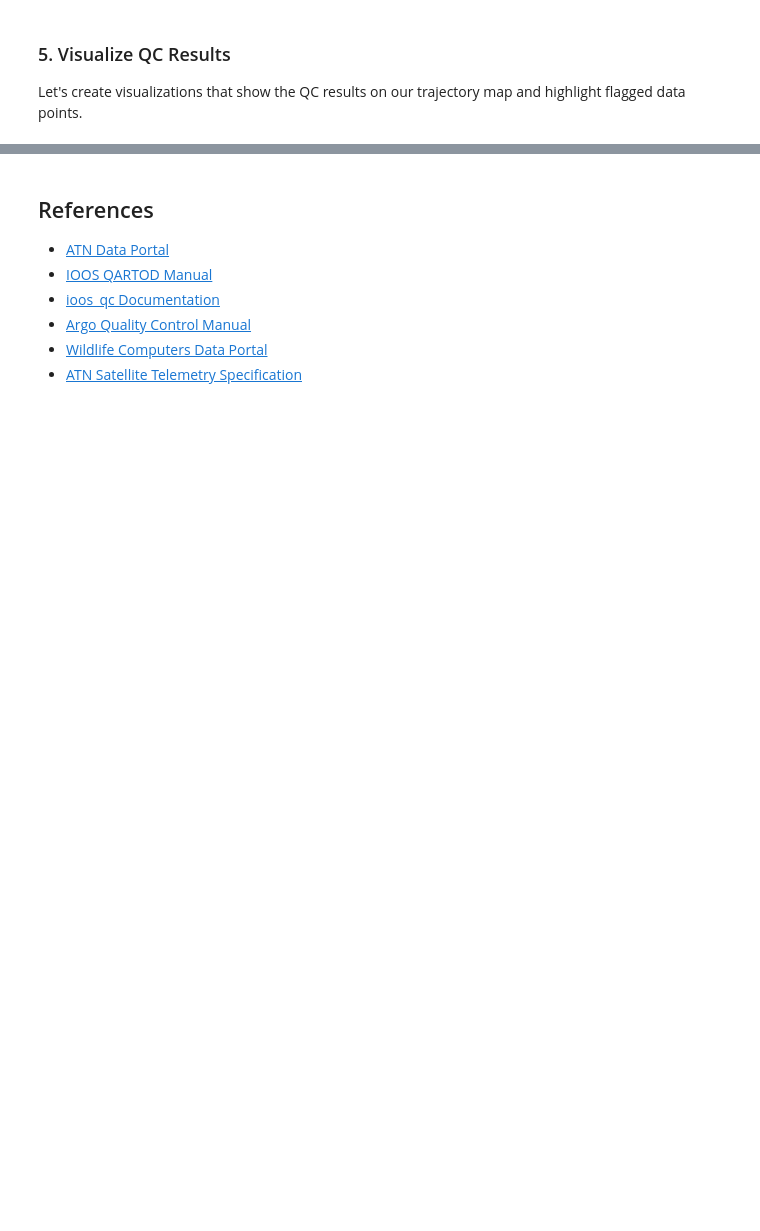
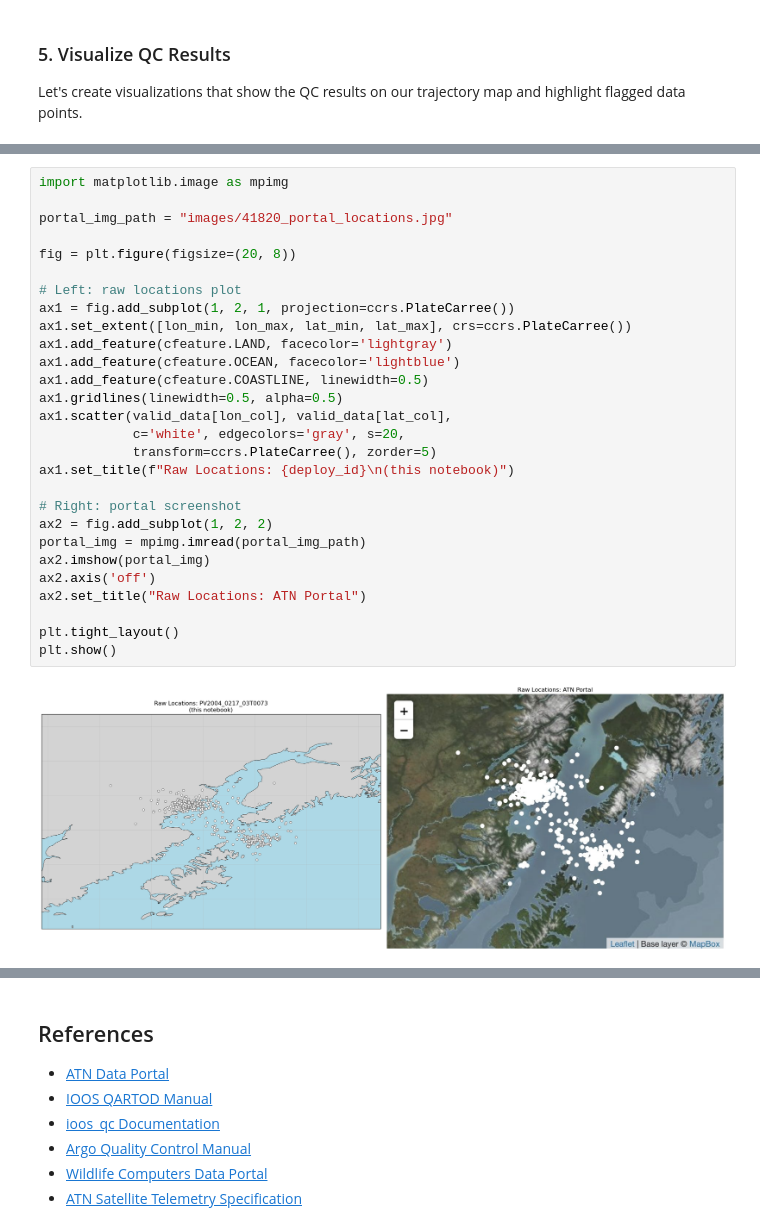
Before and after one commit to ioos/ioos-atn-data, a Jupyter notebook: _docs/notebooks/atn_qc.ipynb, the cells around one changed output, grey strips where cells are left out. Drawn from its saved outputs; the diff is of its cells as text; blank space fills up the shorter version.

Commit message:
updated notebook and env

```diff
--- a/_docs/notebooks/atn_qc.ipynb
+++ b/_docs/notebooks/atn_qc.ipynb
@@ -925,0 +421,30 @@ ax.plot(profile_qc_results[date_col], profile_qc_results['temperature_qartod_gro
+# %%
+import matplotlib.image as mpimg
+
+portal_img_path = "images/41820_portal_locations.jpg"
+
+fig = plt.figure(figsize=(20, 8))
+
+# Left: raw locations plot
+ax1 = fig.add_subplot(1, 2, 1, projection=ccrs.PlateCarree())
+ax1.set_extent([lon_min, lon_max, lat_min, lat_max], crs=ccrs.PlateCarree())
+ax1.add_feature(cfeature.LAND, facecolor='lightgray')
+ax1.add_feature(cfeature.OCEAN, facecolor='lightblue')
+ax1.add_feature(cfeature.COASTLINE, linewidth=0.5)
+ax1.gridlines(linewidth=0.5, alpha=0.5)
+ax1.scatter(valid_data[lon_col], valid_data[lat_col],
+            c='white', edgecolors='gray', s=20,
+            transform=ccrs.PlateCarree(), zorder=5)
+ax1.set_title(f"Raw Locations: {deploy_id}\n(this notebook)")
+
+# Right: portal screenshot
+ax2 = fig.add_subplot(1, 2, 2)
+portal_img = mpimg.imread(portal_img_path)
+ax2.imshow(portal_img)
+ax2.axis('off')
+ax2.set_title("Raw Locations: ATN Portal")
+
+plt.tight_layout()
+plt.show()
+# %% [output]
+[figure, added]
```
Also changed, not shown: parts of 60 cells of this notebook, 1 other file.
